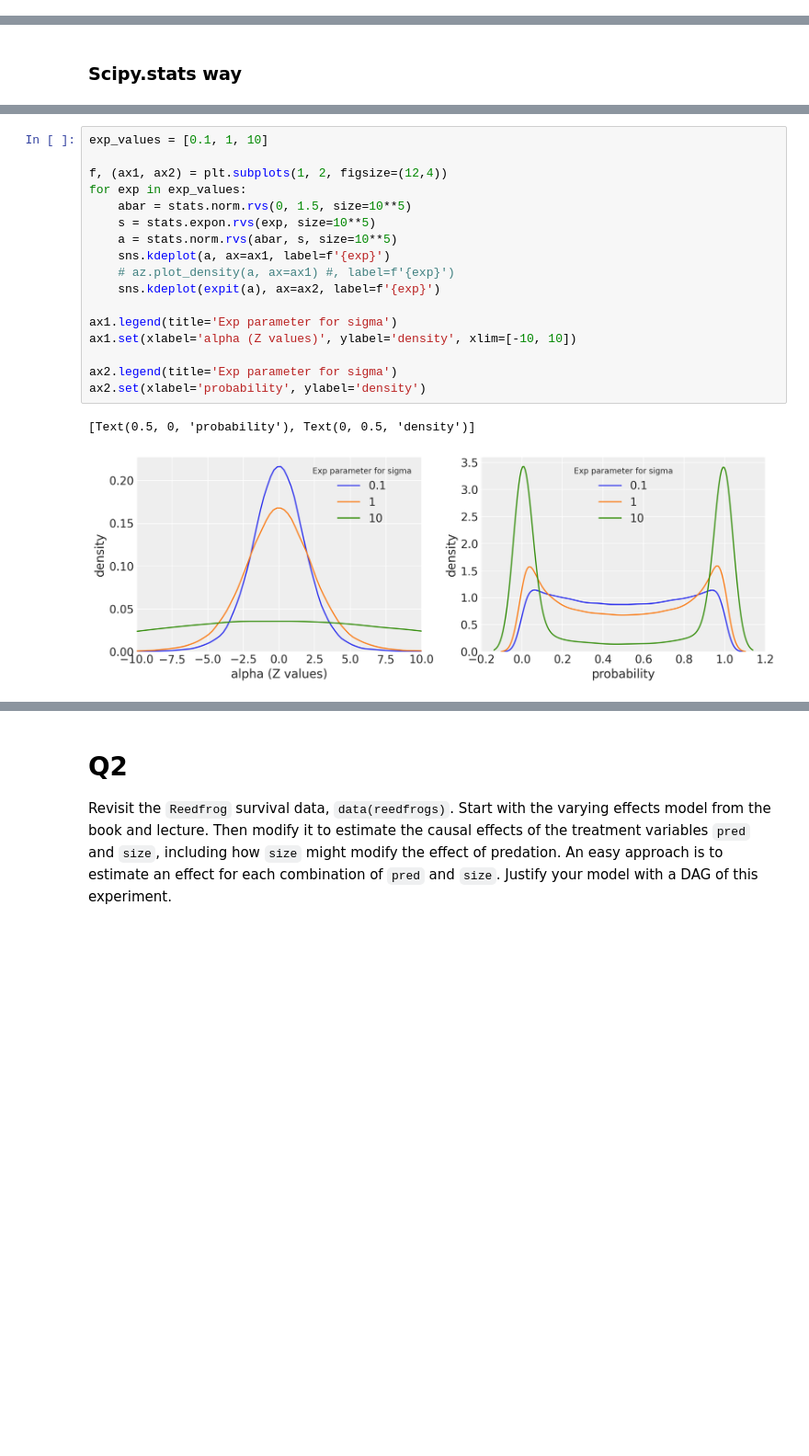
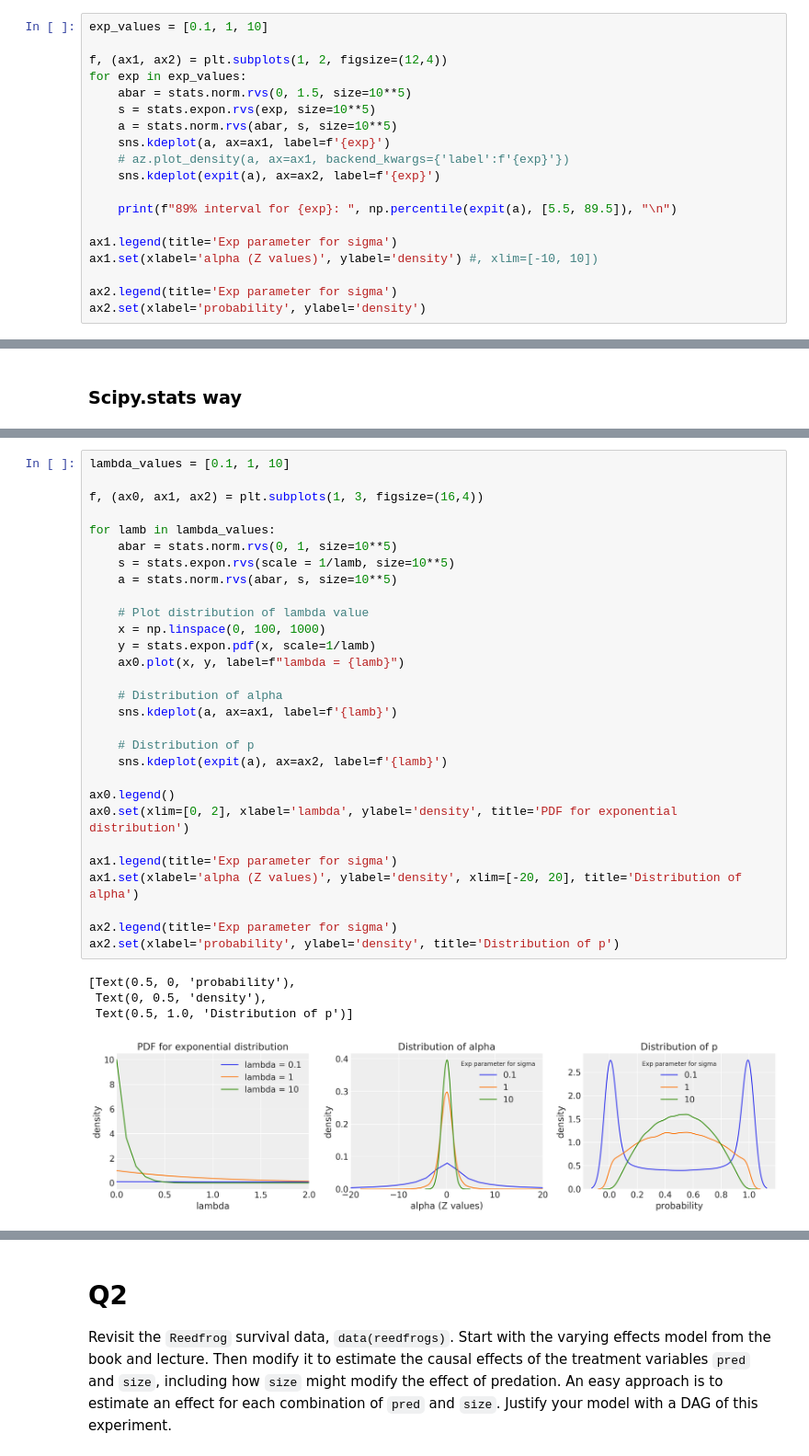
Before and after one commit to benslack19/stats_rethinking, a Jupyter notebook: SR_notebooks_2022/stats_rethinking_hw06.ipynb, the cells around one changed output, grey strips where cells are left out. Shown at 92% size. Saved outputs shown, nothing was run; the diff lists cells and outputs as text; blank space fills up the shorter version.

Commit message:
verify lambda parameterization of exponential dist

```diff
--- a/SR_notebooks_2022/stats_rethinking_hw06.ipynb
+++ b/SR_notebooks_2022/stats_rethinking_hw06.ipynb
@@ -140 +162,20 @@ for exp, ax in zip(exp_values, axs.flat):
 [interactive output not drawn]
+# %%
+exp_values = [0.1, 1, 10]
+
+f, (ax1, ax2) = plt.subplots(1, 2, figsize=(12,4))
+for exp in exp_values:
+    abar = stats.norm.rvs(0, 1.5, size=10**5)
+    s = stats.expon.rvs(exp, size=10**5)
+    a = stats.norm.rvs(abar, s, size=10**5)
+    sns.kdeplot(a, ax=ax1, label=f'{exp}')
+    # az.plot_density(a, ax=ax1, backend_kwargs={'label':f'{exp}'})
+    sns.kdeplot(expit(a), ax=ax2, label=f'{exp}')
+
+    print(f"89% interval for {exp}: ", np.percentile(expit(a), [5.5, 89.5]), "\n")
+
+ax1.legend(title='Exp parameter for sigma')
+ax1.set(xlabel='alpha (Z values)', ylabel='density') #, xlim=[-10, 10])
+
+ax2.legend(title='Exp parameter for sigma')
+ax2.set(xlabel='probability', ylabel='density')
@@ -164,25 +227,39 @@ from scipy.special import expit
 # %% [output]
 [interactive output not drawn]
 # %%
-exp_values = [0.1, 1, 10]
+lambda_values = [0.1, 1, 10]
 
-f, (ax1, ax2) = plt.subplots(1, 2, figsize=(12,4))
-for exp in exp_values:
-    abar = stats.norm.rvs(0, 1.5, size=10**5)
-    s = stats.expon.rvs(exp, size=10**5)
+f, (ax0, ax1, ax2) = plt.subplots(1, 3, figsize=(16,4))
+
+for lamb in lambda_values:
+    abar = stats.norm.rvs(0, 1, size=10**5)
+    s = stats.expon.rvs(scale = 1/lamb, size=10**5)
     a = stats.norm.rvs(abar, s, size=10**5)
-    sns.kdeplot(a, ax=ax1, label=f'{exp}')
-    # az.plot_density(a, ax=ax1) #, label=f'{exp}')
-    sns.kdeplot(expit(a), ax=ax2, label=f'{exp}')
+
+    # Plot distribution of lambda value
+    x = np.linspace(0, 100, 1000)
+    y = stats.expon.pdf(x, scale=1/lamb)
+    ax0.plot(x, y, label=f"lambda = {lamb}")
+
+    # Distribution of alpha
+    sns.kdeplot(a, ax=ax1, label=f'{lamb}')
+
+    # Distribution of p
+    sns.kdeplot(expit(a), ax=ax2, label=f'{lamb}')
+
+ax0.legend()
+ax0.set(xlim=[0, 2], xlabel='lambda', ylabel='density', title='PDF for exponential distribution')
 
 ax1.legend(title='Exp parameter for sigma')
-ax1.set(xlabel='alpha (Z values)', ylabel='density', xlim=[-10, 10])
+ax1.set(xlabel='alpha (Z values)', ylabel='density', xlim=[-20, 20], title='Distribution of alpha')
 
 ax2.legend(title='Exp parameter for sigma')
-ax2.set(xlabel='probability', ylabel='density')
+ax2.set(xlabel='probability', ylabel='density', title='Distribution of p')
 # %% [output]
-[Text(0.5, 0, 'probability'), Text(0, 0.5, 'density')]
+[Text(0.5, 0, 'probability'),
+ Text(0, 0.5, 'density'),
+ Text(0.5, 1.0, 'Distribution of p')]
-[figure, old version]
+[figure, new version]
 [interactive output not drawn]
 # %% [markdown]
 A flat prior makes cases of 0 and 1 allows extreme values (outside of Z values of -6 or +6) to be more possible.
```
Also changed, not shown: parts of 11 cells of this notebook, 1 other file.
